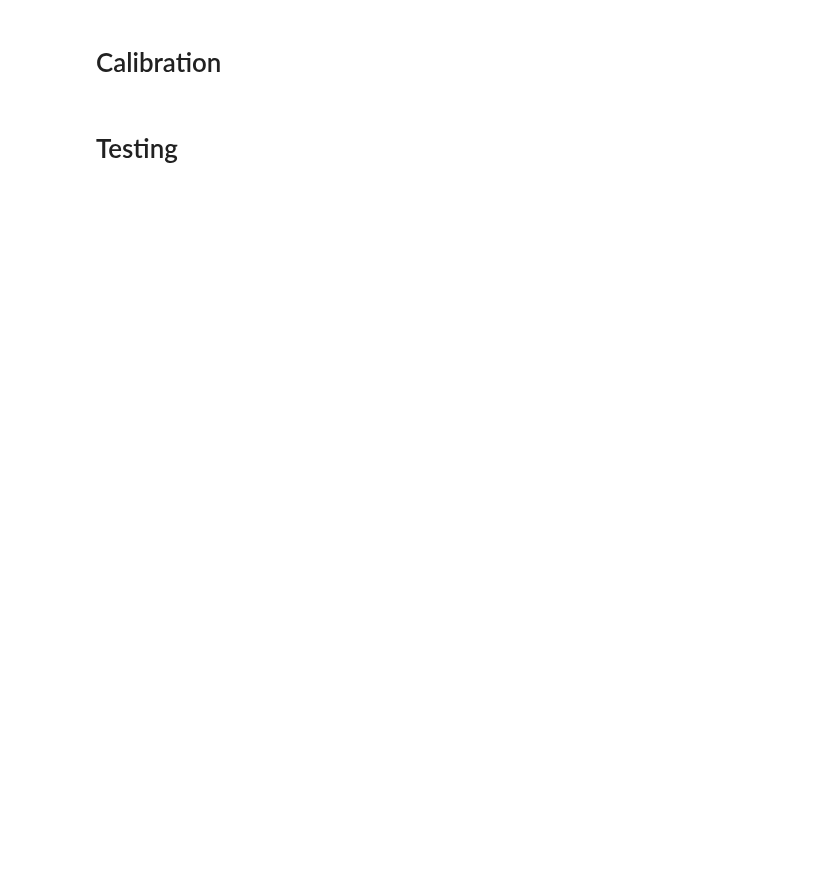
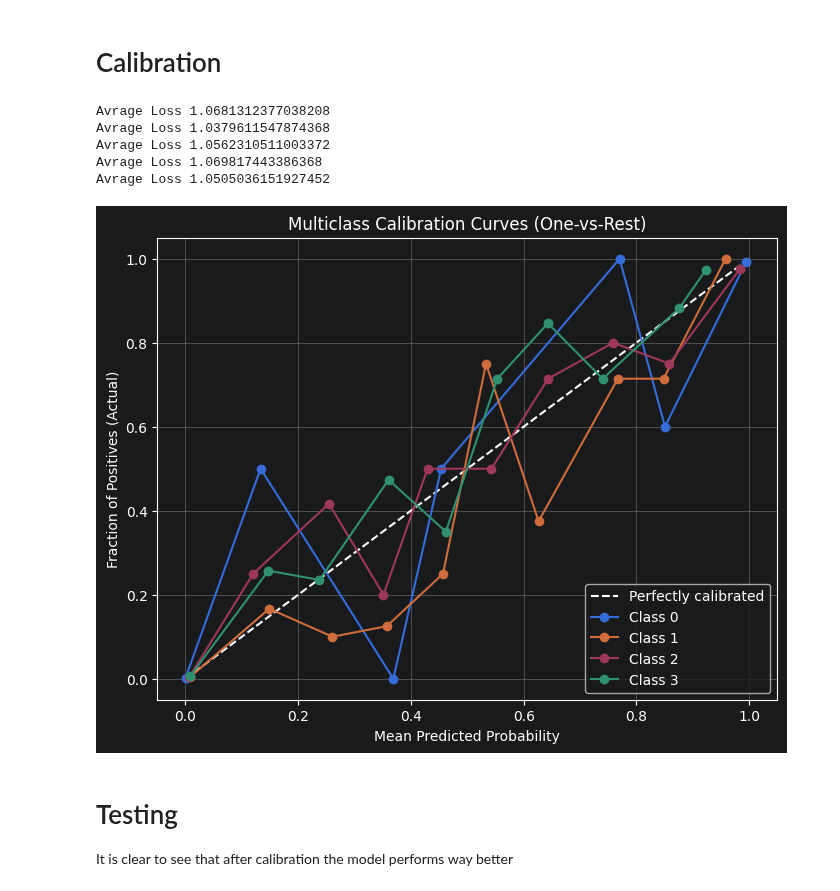
Before and after one commit to xXKeNdAmAmAsTeRXx/Deep_Learning_Labs, a Jupyter notebook: Lab9/4_real_data_calibration.ipynb, the cells around one changed output. Drawn from its saved outputs; the diff is of its cells as text; code cells hidden in the pictures; blank space fills up the shorter version.

Commit message:
add: data scale, calibration, class report

```diff
--- a/Lab9/4_real_data_calibration.ipynb
+++ b/Lab9/4_real_data_calibration.ipynb
@@ -178,7 +178,7 @@ name features: 4
 # %%
 import pandas as pd
 from sklearn.model_selection import train_test_split
-
+from sklearn.preprocessing import RobustScaler
 
 map_dict = {"Good": 0, "Hazardous": 1, "Moderate": 2, "Poor": 3}
 y = y.map(map_dict)
@@ -186,11 +186,16 @@ y = y.map(map_dict)
 X = X.to_numpy()
 y = y.to_numpy()
 
-#TODO: Scale data
-
 X_train_val_cal, X_test, y_train_val_cal, y_test = train_test_split(X, y, test_size=0.1, random_state=42, stratify=y)
 X_train_val, X_cal, y_train_val, y_cal = train_test_split(X_train_val_cal, y_train_val_cal, test_size=0.2, random_state=42, stratify=y_train_val_cal)
 X_train, X_val, y_train, y_val = train_test_split(X_train_val, y_train_val, test_size=0.2, random_state=42, stratify=y_train_val)
+
+scaler = RobustScaler()
+X_train = scaler.fit_transform(X_train)
+X_val = scaler.transform(X_val)
+X_cal = scaler.transform(X_cal)
+X_test = scaler.transform(X_test)
+
 
 print(f"Training set size: {len(y_train)}\n"
       f"Val set size: {len(y_val)}\n"
@@ -218,7 +223,7 @@ model_parameter = {
 
 model = MLPClassifier(**model_parameter)
 weights = compute_class_weight(class_weight='balanced', classes=classes, y=y)
-clf = MyWrapper(model=model, classes=classes, epochs=35, batch_size=32)
+clf = MyWrapper(model=model, classes=classes, epochs=5, batch_size=32, lr=1e-3)
 
 clf.fit(X_train, y_train.astype(np.int64), sample_weight=weights)
 y_pred = clf.predict(X_val)
@@ -242,7 +247,59 @@ Avrage Loss 0.7496657253730865
 # %% [markdown]
 # Calibration
 # %%
-# TODO: Calibration and Curves
+from sklearn.calibration import CalibratedClassifierCV
+from sklearn.calibration import calibration_curve
+import matplotlib.pyplot as plt
+
+#calibrated_clf = CalibratedClassifierCV(clf, method='sigmoid')
+calibrated_clf = CalibratedClassifierCV(clf, method='isotonic')
+# calibrated_clf = CalibratedClassifierCV(clf,method='temperature')
+calibrated_clf.fit(X_cal, y_cal)
+
+# skalowanie metodą ‘ temperature’ jest dostepne od wersji scikit-learn 1.8.0
+init_probs = clf.predict_proba(X_val)
+calibrated_probs = calibrated_clf.predict_proba(X_val)
+y_true = y_val
+
+# --- 2. PLOT THE CALIBRATION CURVE FOR EACH CLASS ---
+plt.figure(figsize=(8, 6))
+
+# Plot the diagonal reference line (Perfect Calibration)
+plt.plot([0, 1], [0, 1], "w--", label="Perfectly calibrated")
+
+# Loop through each of your 4 classes
+for class_idx in range(4):
+    # Convert multi-class labels into binary labels for the current class
+    y_true_binary = (y_true == class_idx).astype(int)
+
+    # Extract the predicted probabilities for the current class
+    y_prob_class = calibrated_probs[:, class_idx]
+
+    # Calculate calibration curve
+    # n_bins=5 to 10 is usually standard depending on your dataset size
+    prob_true, prob_pred = calibration_curve(
+        y_true_binary, y_prob_class, n_bins=10, strategy="uniform"
+    )
+
+    # Plot the curve for this specific class
+    plt.plot(
+        prob_pred, prob_true, marker="o", label=f"Class {class_idx}"
+    )
+
+plt.xlabel("Mean Predicted Probability")
+plt.ylabel("Fraction of Positives (Actual)")
+plt.title("Multiclass Calibration Curves (One-vs-Rest)")
+plt.legend(loc="lower right")
+plt.grid(True)
+plt.show()
+# %% [output]
+Avrage Loss 1.0681312377038208
+Avrage Loss 1.0379611547874368
+Avrage Loss 1.0562310511003372
+Avrage Loss 1.069817443386368
+Avrage Loss 1.0505036151927452
+[figure, added]
 # %% [markdown]
 # Testing
+It is clear to see that after calibration the model performs way better
 # %%
```
Also changed, not shown: parts of 4 cells of this notebook.
